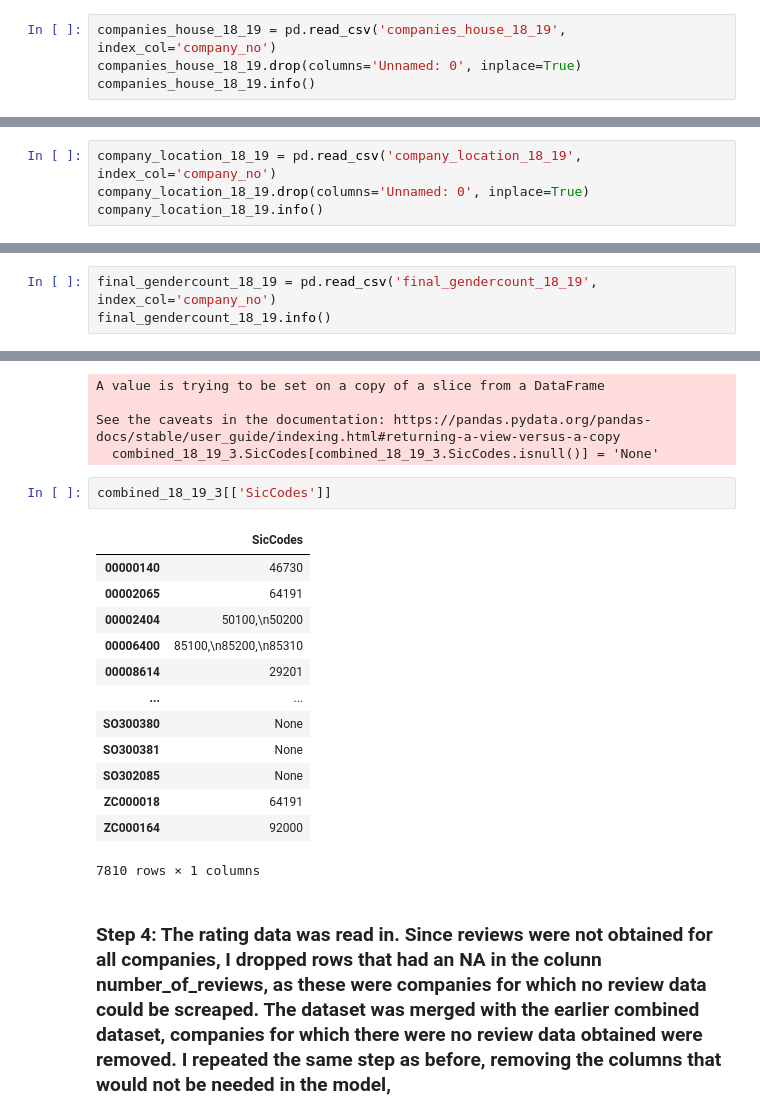
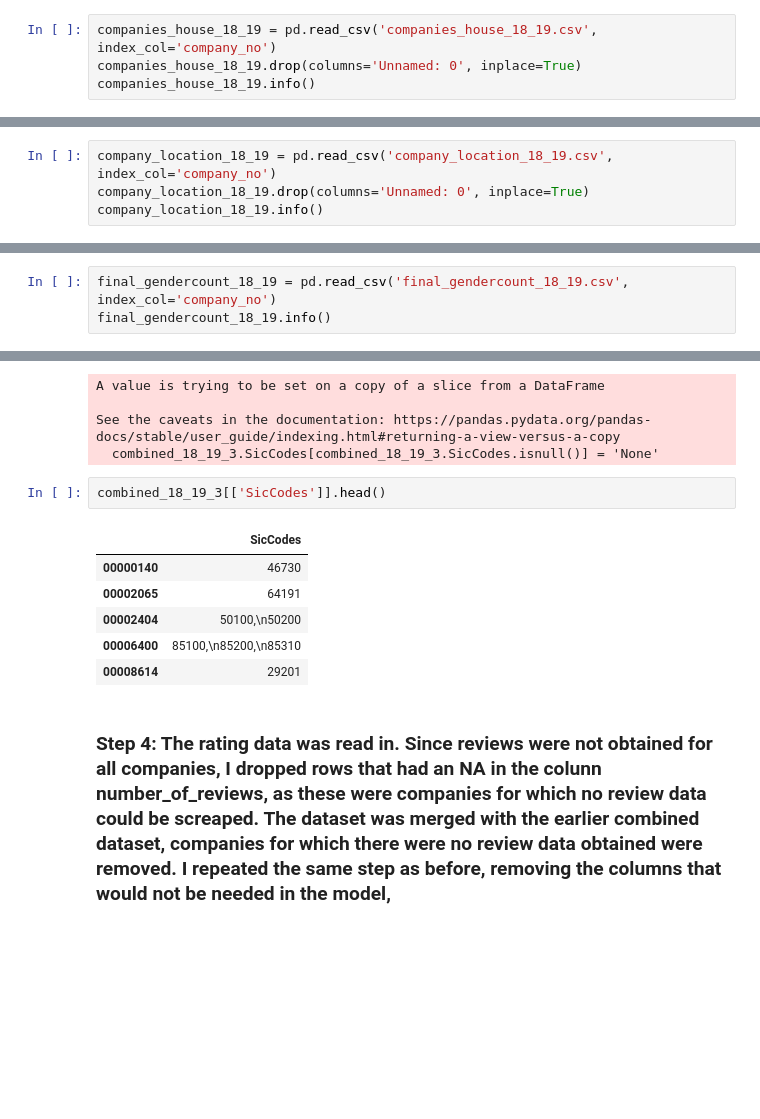
Before and after one commit to Git-as/Capstone_Project, a Jupyter notebook: 4_combining_and_cleaning.ipynb, the cells around one changed output, grey strips where cells are left out. Cells and saved outputs as stored; diff of their text form; blank space fills up the shorter version.

```diff
--- a/4_combining_and_cleaning.ipynb
+++ b/4_combining_and_cleaning.ipynb
@@ -42,7 +42,7 @@ Data columns (total 24 columns):
 dtypes: bool(1), float64(14), object(9)
 memory usage: 1.5+ MB
 # %%
-companies_house_18_19 = pd.read_csv('companies_house_18_19', index_col='company_no')
+companies_house_18_19 = pd.read_csv('companies_house_18_19.csv', index_col='company_no')
 companies_house_18_19.drop(columns='Unnamed: 0', inplace=True)
 companies_house_18_19.info()
 # %% [output]
@@ -59,7 +59,7 @@ Data columns (total 5 columns):
 dtypes: object(5)
 memory usage: 379.9+ KB
 # %%
-company_location_18_19 = pd.read_csv('company_location_18_19', index_col='company_no')
+company_location_18_19 = pd.read_csv('company_location_18_19.csv', index_col='company_no')
 company_location_18_19.drop(columns='Unnamed: 0', inplace=True)
 company_location_18_19.info()
 # %% [output]
@@ -73,7 +73,7 @@ Data columns (total 2 columns):
 dtypes: object(2)
 memory usage: 190.0+ KB
 # %%
-final_gendercount_18_19 = pd.read_csv('final_gendercount_18_19', index_col='company_no')
+final_gendercount_18_19 = pd.read_csv('final_gendercount_18_19.csv', index_col='company_no')
 final_gendercount_18_19.info()
 # %% [output]
 <class 'pandas.core.frame.DataFrame'>
@@ -193,21 +197,14 @@ A value is trying to be set on a copy of a slice from a DataFrame
 See the caveats in the documentation: https://pandas.pydata.org/pandas-docs/stable/user_guide/indexing.html#returning-a-view-versus-a-copy
   combined_18_19_3.SicCodes[combined_18_19_3.SicCodes.isnull()] = 'None'
 # %%
-combined_18_19_3[['SicCodes']]
+combined_18_19_3[['SicCodes']].head()
 # %% [output]
 |  | SicCodes |
 | 00000140 | 46730 |
 | 00002065 | 64191 |
 | 00002404 | 50100,\n50200 |
 | 00006400 | 85100,\n85200,\n85310 |
 | 00008614 | 29201 |
-| ... | ... |
-| SO300380 | None |
-| SO300381 | None |
-| SO302085 | None |
-| ZC000018 | 64191 |
-| ZC000164 | 92000 |
-7810 rows × 1 columns
 # %% [markdown]
 ### Step 4: The rating data was read in. Since reviews were not obtained for all companies, I dropped rows that had an NA in the colunn number_of_reviews, as these were companies for which no review data could be screaped. The dataset was merged with the earlier combined dataset, companies for which there were no review data obtained were removed. I repeated the same step as before, removing the columns that would not be needed in the model,
 # %%
```
Also changed, not shown: parts of 3 cells of this notebook, 5 other files.
